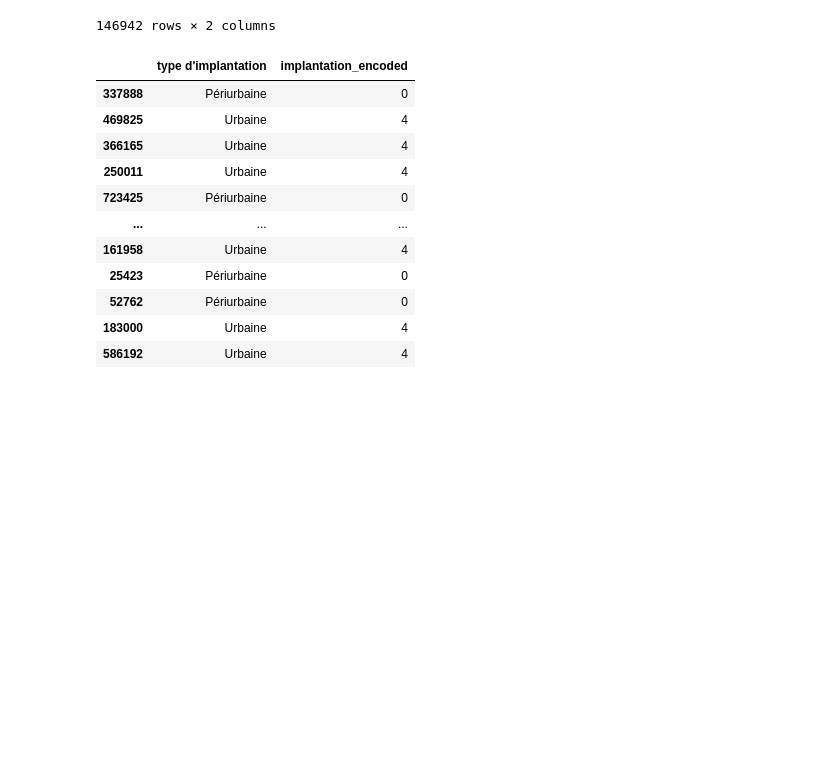
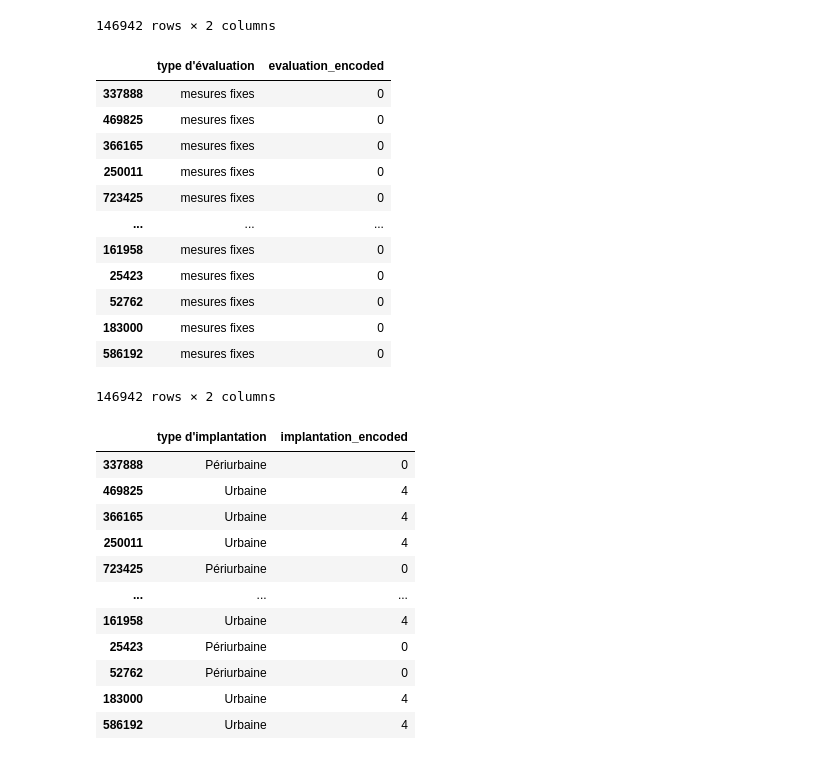
Before and after one commit to JayaSaiKishore7/AirQuality_AnalysisFR, a Jupyter notebook: notebooks/EDA.ipynb, the cells around one changed output. Cells and saved outputs as stored; diff of their text form; code cells hidden in the pictures; blank space fills up the shorter version.

```diff
--- a/notebooks/EDA.ipynb
+++ b/notebooks/EDA.ipynb
@@ -478,23 +478,3 @@ df_sample["is_weekend"] = df_sample["weekday"].isin([5,6]).astype(int)
 
 df_sample["week_of_year"] = df_sample["date"].dt.isocalendar().week
 df_sample["day_of_year"] = df_sample["date"].dt.dayofyear
-# %%
-season_map = {
-    12: "winter", 1: "winter", 2: "winter",
-    3: "spring", 4: "spring", 5: "spring",
-    6: "summer", 7: "summer", 8: "summer",
-    9: "autumn", 10: "autumn", 11: "autumn"
-}
-df_sample["season"] = df_sample["month"].map(season_map)
-# %%
-def get_time_of_day(hour):
-    if 5 <= hour < 12:
-        return "morning"
-    elif 12 <= hour < 17:
-        return "afternoon"
-    elif 17 <= hour < 21:
-        return "evening"
-    else:
-        return "night"
-df_sample["time_of_day"] = df_sample["hour"].apply(get_time_of_day)
-df_sample.head()
@@ -549,6 +512,25 @@ df_sample[["type d\'influence", "influence_encoded"]]
 | 183000 | Fond | 0 |
 | 586192 | Fond | 0 |
 146942 rows × 2 columns
+# %%
+evaluation_le = LabelEncoder()
+evaluation_le.fit(df_sample["type d'évaluation"].astype(str))
+df_sample["evaluation_encoded"]=evaluation_le.transform(df_sample["type d'évaluation"].astype(str))
+df_sample[["type d'évaluation", "evaluation_encoded"]]
+# %% [output]
+|  | type d'évaluation | evaluation_encoded |
+| 337888 | mesures fixes | 0 |
+| 469825 | mesures fixes | 0 |
+| 366165 | mesures fixes | 0 |
+| 250011 | mesures fixes | 0 |
+| 723425 | mesures fixes | 0 |
+| ... | ... | ... |
+| 161958 | mesures fixes | 0 |
+| 25423 | mesures fixes | 0 |
+| 52762 | mesures fixes | 0 |
+| 183000 | mesures fixes | 0 |
+| 586192 | mesures fixes | 0 |
+146942 rows × 2 columns
 # %%
 implantation_le = LabelEncoder()
 implantation_le.fit(df_sample["type d\'implantation"].astype(str))
```
Also changed, not shown: parts of 72 cells of this notebook, 2 other files.
